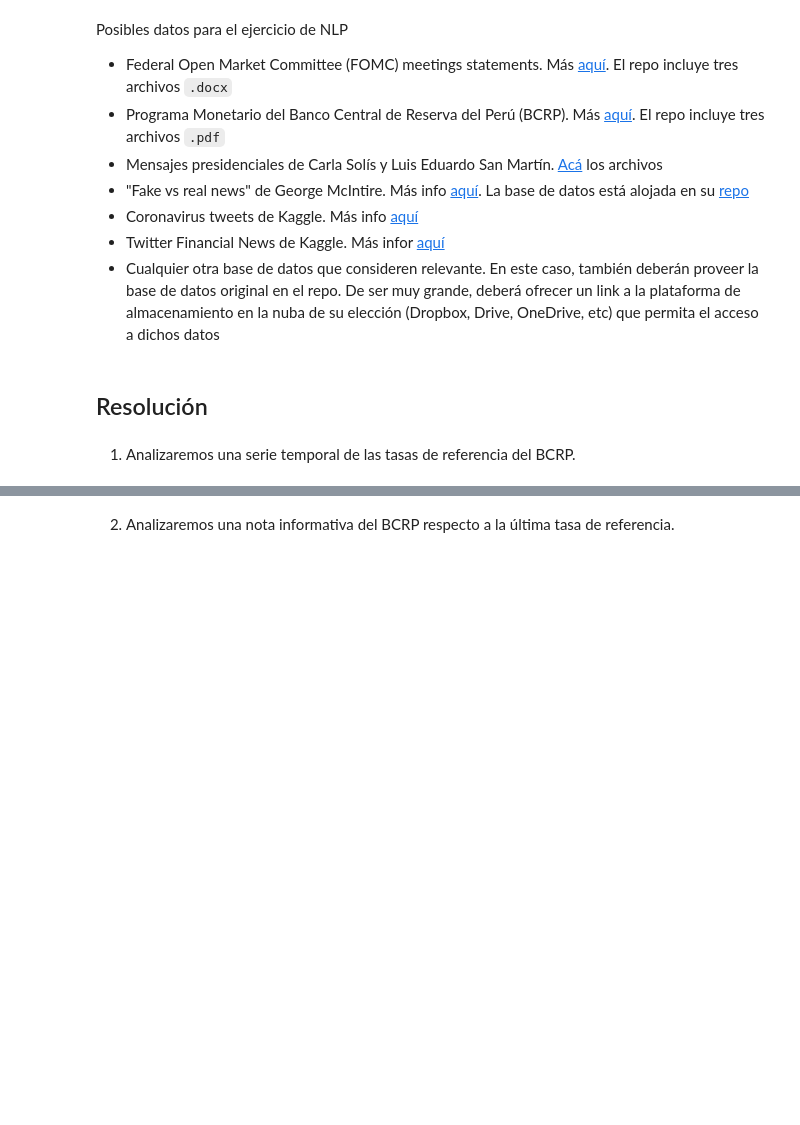
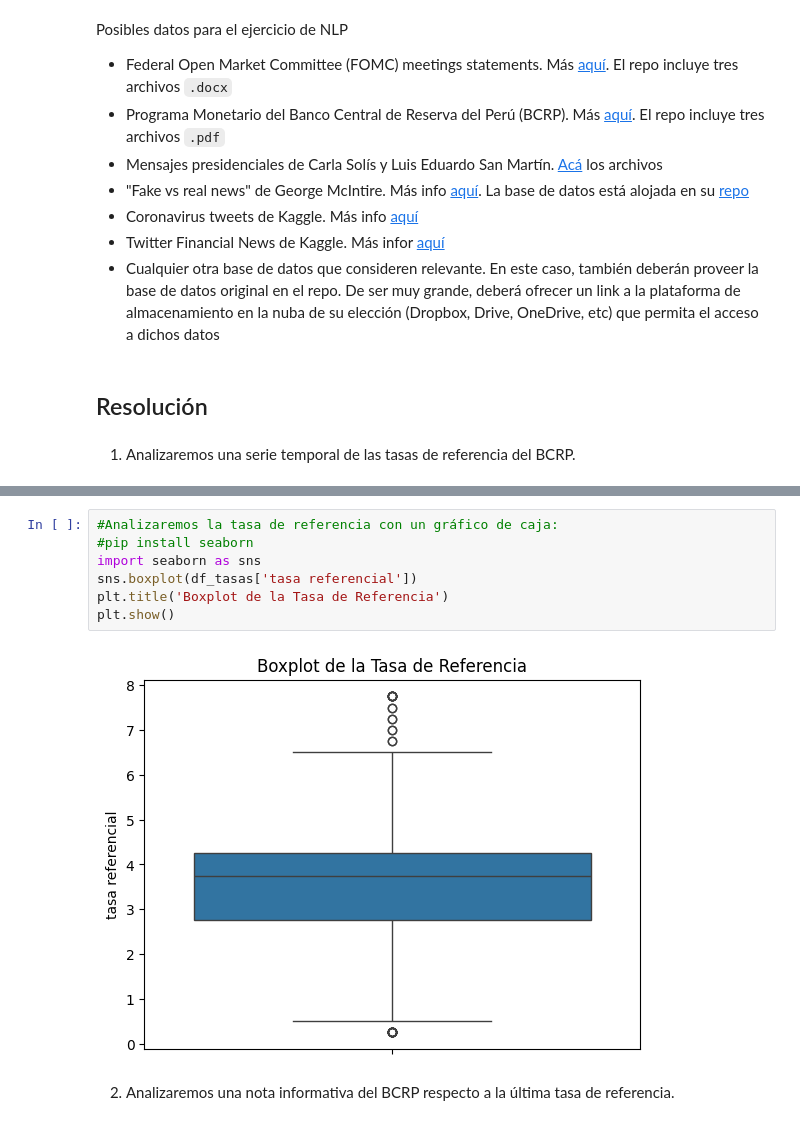
Before and after one commit to qlab-intro-python/proyecto-final-pf-arce-y-mundaca, a Jupyter notebook: proyecto_final.ipynb, the cells around one changed output, grey strips where cells are left out. Drawn from its saved outputs; the diff is of its cells as text; blank space fills up the shorter version.

```diff
--- a/proyecto_final.ipynb
+++ b/proyecto_final.ipynb
@@ -63,2 +227,11 @@ Posibles datos para el ejercicio de NLP
+# %%
+#Analizaremos la tasa de referencia con un gráfico de caja:
+#pip install seaborn
+import seaborn as sns
+sns.boxplot(df_tasas['tasa referencial'])
+plt.title('Boxplot de la Tasa de Referencia')
+plt.show()
+# %% [output]
+[figure, added]
 # %% [markdown]
 2. Analizaremos una nota informativa del BCRP respecto a la última tasa de referencia.
```
Also changed, not shown: parts of 6 cells of this notebook.
